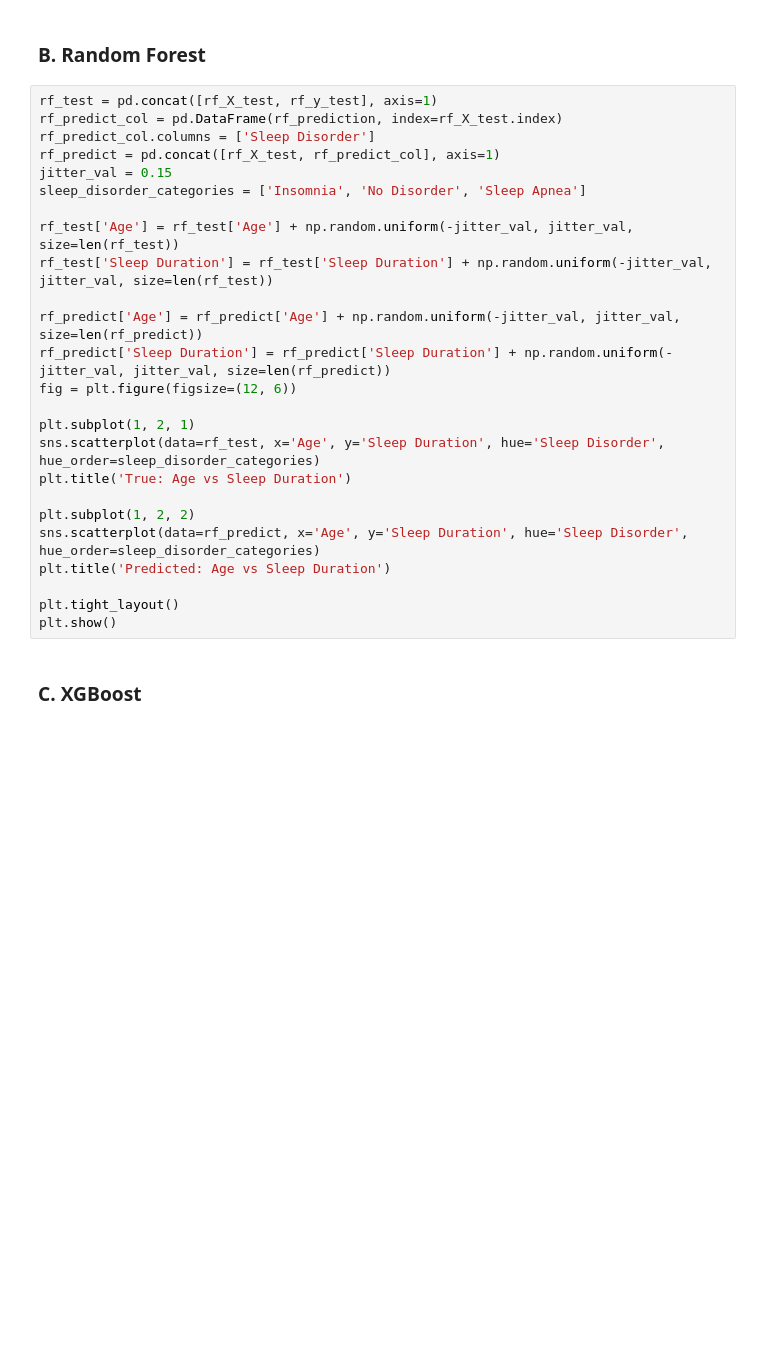
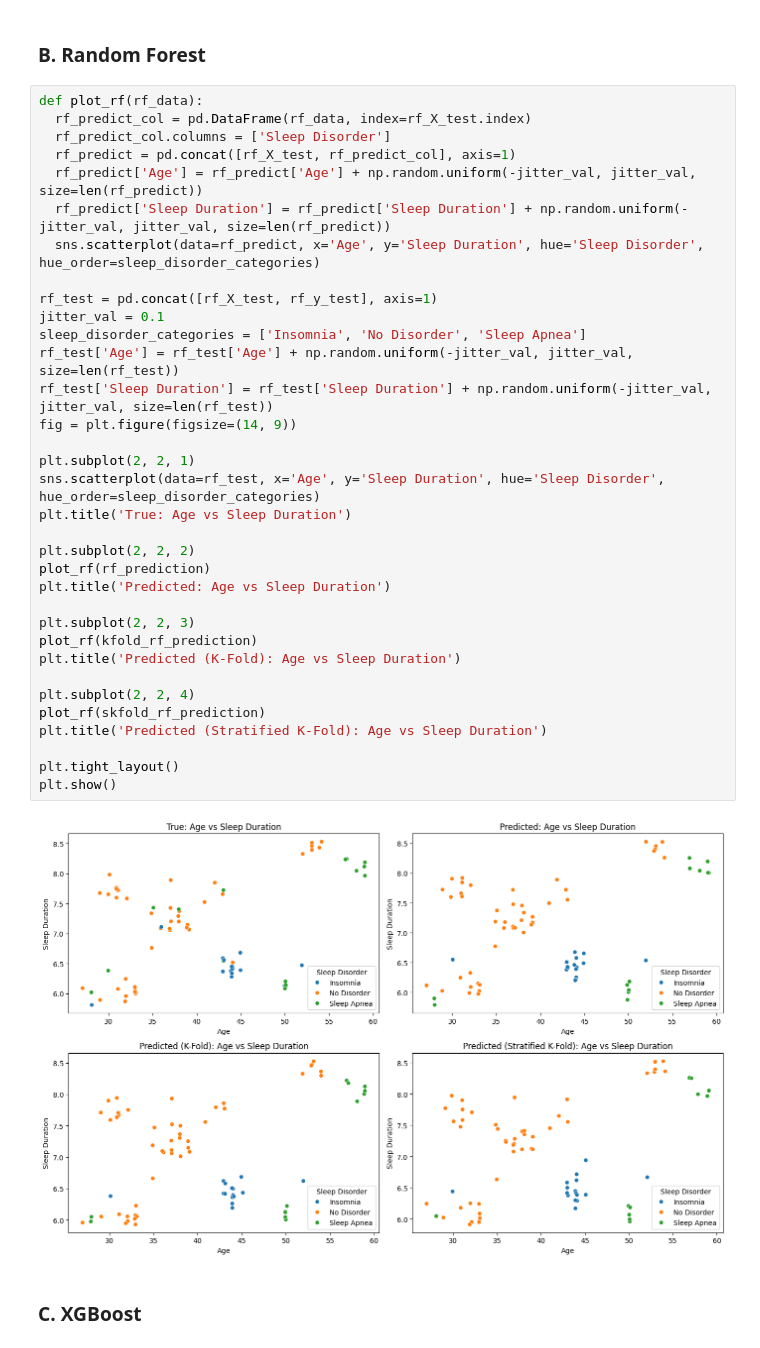
Before and after one commit to LCoder-FILE/TK_MachLearn, a Jupyter notebook: UTS/Code/main.ipynb, the cells around one changed output. Cells and saved outputs as stored; diff of their text form; blank space fills up the shorter version.

```diff
--- a/UTS/Code/main.ipynb
+++ b/UTS/Code/main.ipynb
@@ -1492,30 +1485,41 @@ plt.show()
 # %% [markdown]
 ### B. Random Forest
 # %%
+def plot_rf(rf_data):
+  rf_predict_col = pd.DataFrame(rf_data, index=rf_X_test.index)
+  rf_predict_col.columns = ['Sleep Disorder']
+  rf_predict = pd.concat([rf_X_test, rf_predict_col], axis=1)
+  rf_predict['Age'] = rf_predict['Age'] + np.random.uniform(-jitter_val, jitter_val, size=len(rf_predict))
+  rf_predict['Sleep Duration'] = rf_predict['Sleep Duration'] + np.random.uniform(-jitter_val, jitter_val, size=len(rf_predict))
+  sns.scatterplot(data=rf_predict, x='Age', y='Sleep Duration', hue='Sleep Disorder', hue_order=sleep_disorder_categories)
+
 rf_test = pd.concat([rf_X_test, rf_y_test], axis=1)
-rf_predict_col = pd.DataFrame(rf_prediction, index=rf_X_test.index)
-rf_predict_col.columns = ['Sleep Disorder']
-rf_predict = pd.concat([rf_X_test, rf_predict_col], axis=1)
-jitter_val = 0.15
+jitter_val = 0.1
 sleep_disorder_categories = ['Insomnia', 'No Disorder', 'Sleep Apnea']
-
 rf_test['Age'] = rf_test['Age'] + np.random.uniform(-jitter_val, jitter_val, size=len(rf_test))
 rf_test['Sleep Duration'] = rf_test['Sleep Duration'] + np.random.uniform(-jitter_val, jitter_val, size=len(rf_test))
+fig = plt.figure(figsize=(14, 9))
 
-rf_predict['Age'] = rf_predict['Age'] + np.random.uniform(-jitter_val, jitter_val, size=len(rf_predict))
-rf_predict['Sleep Duration'] = rf_predict['Sleep Duration'] + np.random.uniform(-jitter_val, jitter_val, size=len(rf_predict))
-fig = plt.figure(figsize=(12, 6))
-
-plt.subplot(1, 2, 1)
+plt.subplot(2, 2, 1)
 sns.scatterplot(data=rf_test, x='Age', y='Sleep Duration', hue='Sleep Disorder', hue_order=sleep_disorder_categories)
 plt.title('True: Age vs Sleep Duration')
 
-plt.subplot(1, 2, 2)
-sns.scatterplot(data=rf_predict, x='Age', y='Sleep Duration', hue='Sleep Disorder', hue_order=sleep_disorder_categories)
+plt.subplot(2, 2, 2)
+plot_rf(rf_prediction)
 plt.title('Predicted: Age vs Sleep Duration')
+
+plt.subplot(2, 2, 3)
+plot_rf(kfold_rf_prediction)
+plt.title('Predicted (K-Fold): Age vs Sleep Duration')
+
+plt.subplot(2, 2, 4)
+plot_rf(skfold_rf_prediction)
+plt.title('Predicted (Stratified K-Fold): Age vs Sleep Duration')
 
 plt.tight_layout()
 plt.show()
+# %% [output]
+[figure, added]
 # %% [markdown]
 ### C. XGBoost
 # %%
```
Also changed, not shown: parts of 49 cells of this notebook.
